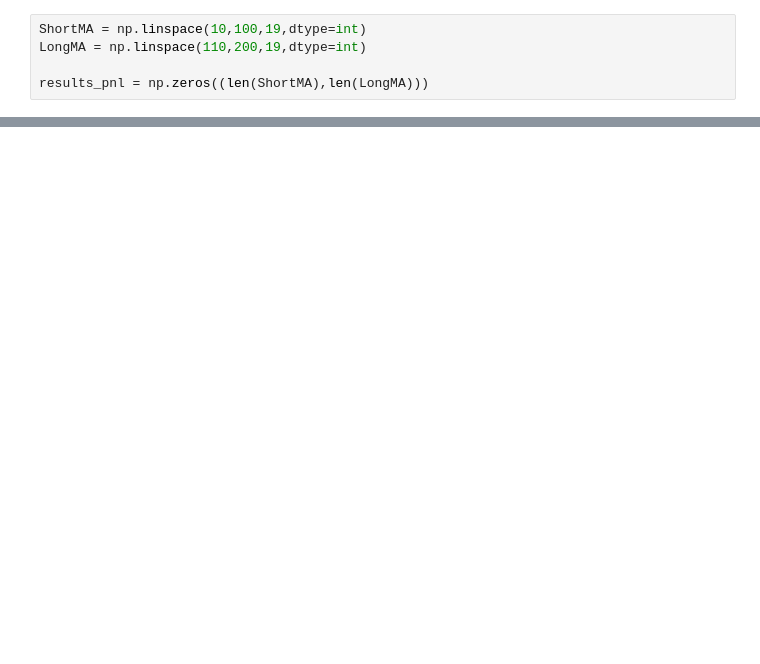
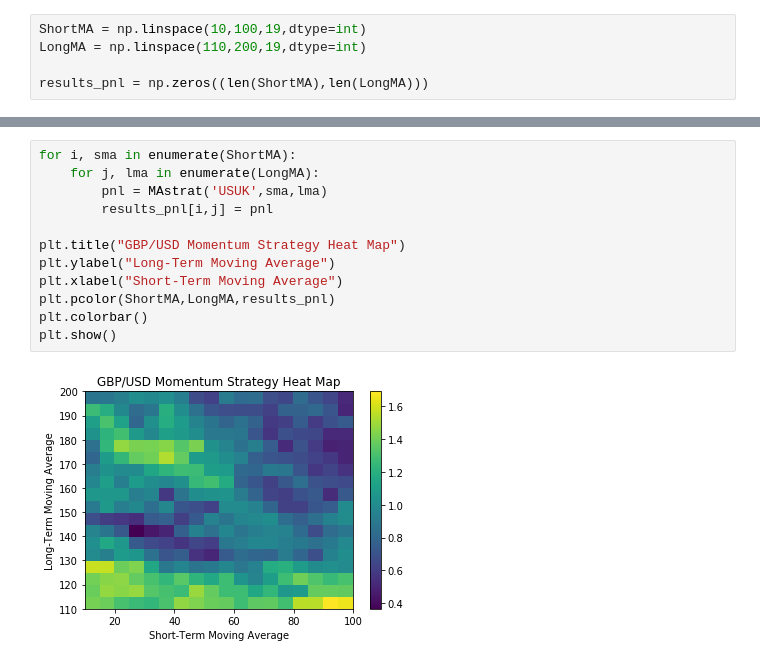
Before and after one commit to Angus-McLean/fxboys, a Jupyter notebook: Moving Average Optimization.ipynb, the cells around one changed output, grey strips where cells are left out. Drawn from its saved outputs; the diff is of its cells as text; blank space fills up the shorter version.

```diff
--- a/Moving Average Optimization.ipynb
+++ b/Moving Average Optimization.ipynb
@@ -92,0 +107,14 @@ plt.show()
+# %%
+for i, sma in enumerate(ShortMA):
+    for j, lma in enumerate(LongMA):
+        pnl = MAstrat('USUK',sma,lma)
+        results_pnl[i,j] = pnl
+
+plt.title("GBP/USD Momentum Strategy Heat Map")
+plt.ylabel("Long-Term Moving Average")
+plt.xlabel("Short-Term Moving Average")
+plt.pcolor(ShortMA,LongMA,results_pnl)
+plt.colorbar()
+plt.show()
+# %% [output]
+[figure, added]
```
Also changed, not shown: parts of 6 cells of this notebook.
